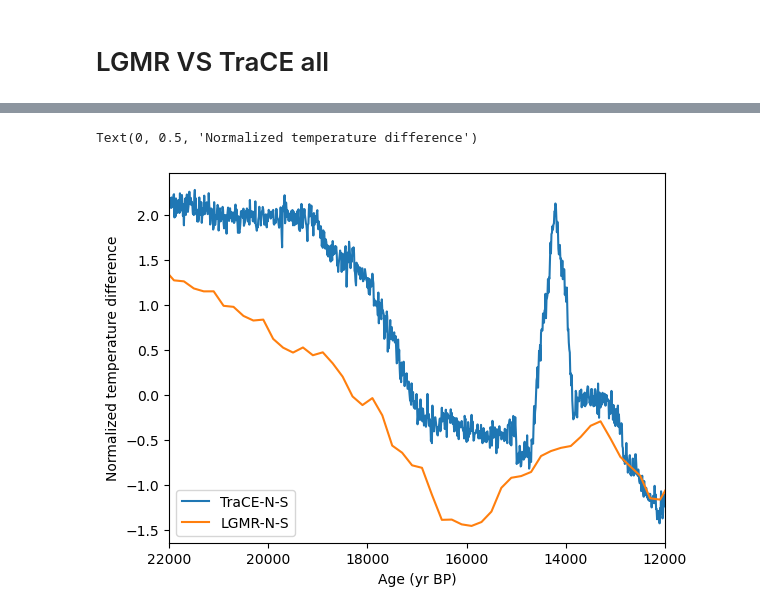
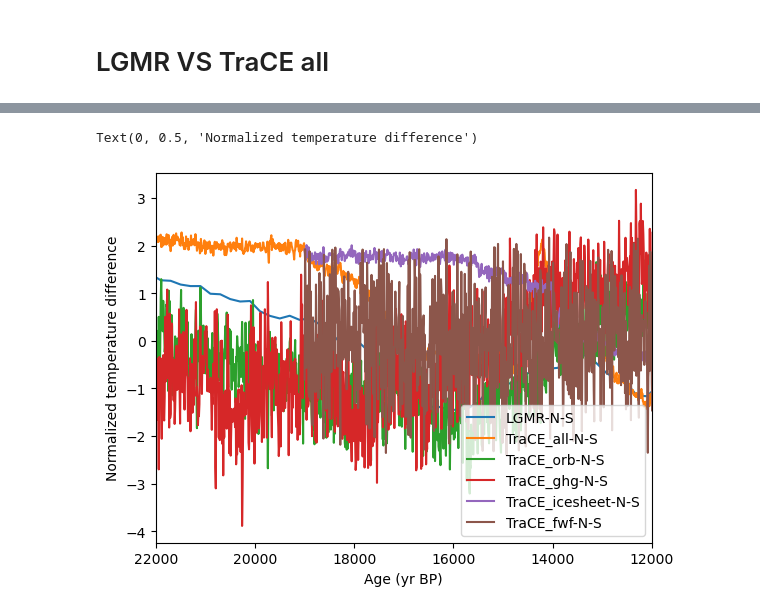
Before and after one commit to Peisong-Zheng/Last_deglaciation, a Jupyter notebook: N_minors_S.ipynb, the cells around one changed output, grey strips where cells are left out. Drawn from its saved outputs; the diff is of its cells as text; code cells hidden in the pictures.

```diff
--- a/N_minors_S.ipynb
+++ b/N_minors_S.ipynb
@@ -44,0 +197,20 @@ with open('data_fig2/TraCE_weighted_avg_LGMR_mask.pkl', 'rb') as f:
+# %%
+import xarray as xr
+
+# import .nc data
+ds_trace_icesheet = xr.open_dataset('TraCE_data/b30.00_4kaDVTz.cam2.ncrcat.ann.nc')
+
+# rename the TREFHT to sat
+ds_trace_icesheet = ds_trace_icesheet.rename({'TREFHT': 'sat'})
+# rename the time to age
+ds_trace_icesheet = ds_trace_icesheet.rename({'time': 'age'})
+# multiply age by 1000
+ds_trace_icesheet['age'] = ds_trace_icesheet['age'] * -1000
+
+# convert the sat to degrees C
+ds_trace_icesheet['sat'] = ds_trace_icesheet['sat'] - 273.15
+
+ds_trace_icesheet = ds_trace_icesheet[['sat']]
+
+# plot a record from the ds_sat at given lat and lon
+ds_trace_icesheet['sat'].isel(lat=0, lon=0).plot()
@@ -50,44 +542,64 @@ import numpy as np
 LGMR_S= [curves[0] for curves in all_weighted_avg_curves]
 # calculate the median
 LGMR_S = np.median(LGMR_S, axis=0)
 
 LGMR_N= [curves[1] for curves in all_weighted_avg_curves]
 # calculate the median
 LGMR_N = np.median(LGMR_N, axis=0)
 LGMR_age=ds_sat['age'].values
 
-trace_all_S=TraCE_weighted_avg_LGMR_mask[0]
-trace_all_N=TraCE_weighted_avg_LGMR_mask[1]
+trace_all_S=TraCE_all_weighted_avg_LGMR_mask[0]
+trace_all_N=TraCE_all_weighted_avg_LGMR_mask[1]
 trace_age=ds_trace['age'].values
 
+trace_orb_S=TraCE_orb_weighted_avg_LGMR_mask[0]
+trace_orb_N=TraCE_orb_weighted_avg_LGMR_mask[1]
+trace_orb_age=ds_trace_orb['age'].values
 
-# import matplotlib.pyplot as plt
-# fig, ax = plt.subplots()
-# ax.plot(LGMR_age, LGMR_S, label='LGMR-S')
-# ax.plot(LGMR_age, LGMR_N, label='LGMR-N')
-# ax.plot(trace_age, trace_all_S, label='TraCE-S')
-# ax.plot(trace_age, trace_all_N, label='TraCE-N')
-# ax.legend()
+trace_ghg_S=TraCE_ghg_weighted_avg_LGMR_mask[0]
+trace_ghg_N=TraCE_ghg_weighted_avg_LGMR_mask[1]
+trace_ghg_age=ds_trace_ghg['age'].values
+
+
+trace_icesheet_S=TraCE_icesheet_weighted_avg_LGMR_mask[0]
+trace_icesheet_N=TraCE_icesheet_weighted_avg_LGMR_mask[1]
+trace_icesheet_age=ds_trace_icesheet['age'].values
+
+# generate some random data with shape of (len(trace_icesheet_age),)
+trace_fwf_S=np.random.rand(len(trace_icesheet_age))
+trace_fwf_N=np.random.rand(len(trace_icesheet_age))
+trace_fwf_age=trace_icesheet_age
+
+
+
 
 # plot N minor S
 import matplotlib.pyplot as plt
 from scipy.stats import zscore
 fig, ax = plt.subplots()
-# ax.plot(LGMR_age, LGMR_N-LGMR_S, label='LGMR-N-S')
-# ax.plot(trace_age, trace_all_N-trace_all_S, label='TraCE-N-S')
-# normalized the difference using zscore
+
 
 LGMR_N_S = zscore(LGMR_N - LGMR_S)
 trace_all_N_S = zscore(trace_all_N - trace_all_S)
+trace_orb_N_S = zscore(trace_orb_N - trace_orb_S)
+trace_ghg_N_S = zscore(trace_ghg_N - trace_ghg_S)
+trace_icesheet_N_S = zscore(trace_icesheet_N - trace_icesheet_S)
+trace_fwf_N_S = zscore(trace_fwf_N - trace_fwf_S)
 
-ax.plot(trace_age, trace_all_N_S, label='TraCE-N-S')
+
 ax.plot(LGMR_age, LGMR_N_S, label='LGMR-N-S')
+ax.plot(trace_age, trace_all_N_S, label='TraCE_all-N-S')
+ax.plot(trace_orb_age, trace_orb_N_S, label='TraCE_orb-N-S')
+ax.plot(trace_ghg_age, trace_ghg_N_S, label='TraCE_ghg-N-S')
+ax.plot(trace_icesheet_age, trace_icesheet_N_S, label='TraCE_icesheet-N-S')
+ax.plot(trace_fwf_age, trace_fwf_N_S, label='TraCE_fwf-N-S')
+
 ax.legend()
 # set x limit
 ax.set_xlim([22000, 12000])
 # x and y label
 ax.set_xlabel('Age (yr BP)')
 ax.set_ylabel('Normalized temperature difference')
 # %% [output]
 Text(0, 0.5, 'Normalized temperature difference')
-[figure, old version]
+[figure, new version]
```
Also changed, not shown: parts of 16 cells of this notebook, 5 other files.
